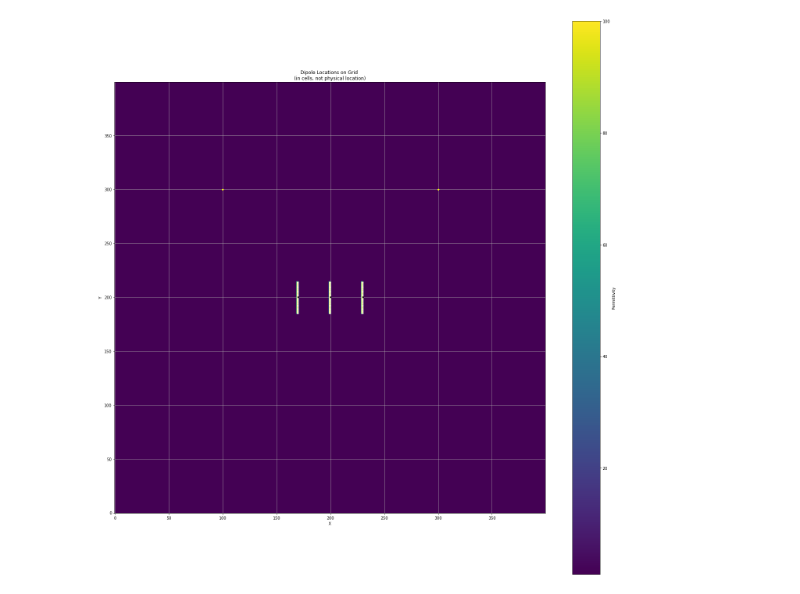
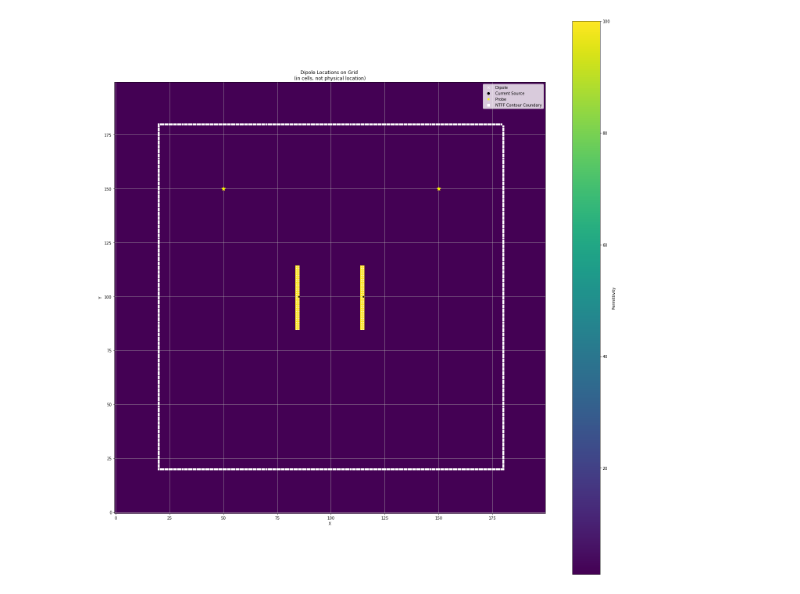
Before and after one commit to carrienlei/EE578FinalProject, a Jupyter notebook: phaseDelay.ipynb, the cells around one changed output. Drawn from its saved outputs; the diff is of its cells as text; code cells hidden in the pictures.

Commit message:
added ntff for l1

```diff
--- a/phaseDelay.ipynb
+++ b/phaseDelay.ipynb
@@ -18,10 +18,10 @@ c0 = 1 / math.sqrt(e0 * mu0)
 dx = 0.5e-3 # unit cell is 0.5mm x 0.5mm
 dy = 0.5e-3
 magic_time_step = dx / (np.sqrt(2) * c0)
-max_time_steps = 500
+max_time_steps = 400
 
 # Grid in cell units
-whole_grid = 200e-3 # whole grid = 200 mm
+whole_grid = 100e-3 # whole grid = 200 mm
 numX_cells = int(whole_grid / dx)
 numY_cells = int(whole_grid / dy)
 center_x = numX_cells // 2 # find center points
@@ -43,7 +43,7 @@ Hx = np.zeros((numX_cells, numY_cells))
 Hy = np.zeros((numX_cells, numY_cells))
 
 # Dipole Parameters
-numberAntennas = 3
+numberAntennas = 2
 dipole_epsilon = 100
 dipole_spacing_cells = int(15e-3 / dx) # space between dipoles = 15mm = 30 cells
 dipole_width = 1e-3 # dipole thickness = 1 mm
@@ -60,6 +60,43 @@ Ez_probe_beam = np.zeros(max_time_steps) # store values at probes
 Ez_probe = np.zeros(max_time_steps)
 
 
+
+# NTFF Parameters ----------------------------------------------------------------------------------------------------------------------------------------------------------------------
+# Compute phasor E and M fields on closed contour boundary
+# defining square boundary form L1 --> L4
+line_size = whole_grid - 20e-3 # lines form a boundary 10mm inside of whole grid size
+numL_cells = int(line_size // dx) #numL cells is length of closed countour boundary in cell units
+
+L_starting_dim= 10e-3 #starting index for L2, L4
+L_starting_cell_idx = int(L_starting_dim //dx)
+L_ending_dim= numX_cells - numL_cells
+L_ending_cell_idx=L_starting_cell_idx + numL_cells
+
+#L1 is vertical, RHS line
+L1_col1 = np.full(numL_cells, L_ending_cell_idx)
+L1_col2=np.arange(L_starting_cell_idx, L_ending_cell_idx)
+
+L1_idxs = np.column_stack((L1_col1,L1_col2))
+
+#L2 is vertical, LHS line
+L2_col1=np.full(numL_cells,L_starting_cell_idx)
+L2_col2=np.arange(L_starting_cell_idx, L_ending_cell_idx)
+L2_idxs=np.column_stack((L2_col1,L2_col2))
+
+#L3 is horizontal, top line
+L3_col1=np.arange(L_starting_cell_idx, L_ending_cell_idx)
+L3_col2=np.full(numL_cells, L_ending_cell_idx)
+L3_idxs=np.column_stack((L3_col1,L3_col2))
+
+#L4 is horizontal, bottom line
+L4_col1=np.arange(L_starting_cell_idx, L_ending_cell_idx)
+L4_col2=np.full(numL_cells, L_starting_cell_idx)
+L4_idxs=np.column_stack((L4_col1,L4_col2))
+
+#print(L1_idxs)
+
+
+# ---------------------------------------------------------------------------------------------------------------------------------------------------------------------------------------------
 # Current source vectors
 sources = []
 
@@ -89,36 +126,50 @@ def placeAndVisualizeAntennas(numAntennas, spacingBetween, dipoleLength, dipoleW
         x_right = x_left + dipoleWidth - 1
         x_bottom = center_y - (dipoleLength // 2)
         x_top = x_bottom + dipoleLength - 1
 
         # place antennas on permittivity grid
         for y in range(x_left, x_right + 1):
             for z in range(x_bottom, x_top + 1):
                 grid[z, y] = e_dipole
                 plt.plot(y, z, 'x', markersize = 2, color='white')
 
         sources.append((x, center_y))
 
     # Show where the sources are injected on grid
     for location in sources:
         plt.plot(location[0], location[1], 'o', markersize = 3, color = 'black')
 
     # Show where the probes are on the grid
-    plt.plot(probe_beam_direction_x, probe_beam_direction_y, '*', markersize = 5, color = 'yellow')
-    plt.plot(probe_x, probe_y, '*', markersize = 5, color = 'yellow')
+    plt.plot(probe_beam_direction_x, probe_beam_direction_y, '*', markersize = 10, color = 'yellow')
+    plt.plot(probe_x, probe_y, '*', markersize = 10, color = 'yellow')
+
+    #Adding (x,y) pairs from L1, shown as white
+    all_line_idx=[L1_idxs,L2_idxs,L3_idxs,L4_idxs]
+    for j in all_line_idx:
+        for x, y in j:
+            plt.plot(x,y, 's',markersize = 4, color = 'white')
 
     # Plot the permittivity grid
     plt.imshow(grid, cmap='viridis', origin= 'lower')
     plt.colorbar(label='Permittivity')
+
+    # Add the legend
+    plt.plot([], [], 'x', color = 'white', label = 'Dipole')
+    plt.plot([], [], 'o', color = 'black', label = 'Current Source')
+    plt.plot([], [], '*', color = 'yellow', label = 'Probe')
+    plt.plot([], [], 's', color ='white', label = 'NTFF Contour Coundary')
+    plt.legend(loc='upper right', fontsize = 'medium')
+
     plt.title('Dipole Locations on Grid \n(in cells, not physical location)')
     plt.xlabel('X')
     plt.ylabel('Y')
     plt.tight_layout()
     plt.grid()
     plt.show()
 
 placeAndVisualizeAntennas(numberAntennas, dipole_spacing_cells, dipole_height_cells, dipole_width_cells, grid, dipole_epsilon)
 # %% [output]
-[figure, old version]
+[figure, new version]
 # %%
 # Beam steering using phase delays
 
```
Also changed, not shown: parts of 7 cells of this notebook.
